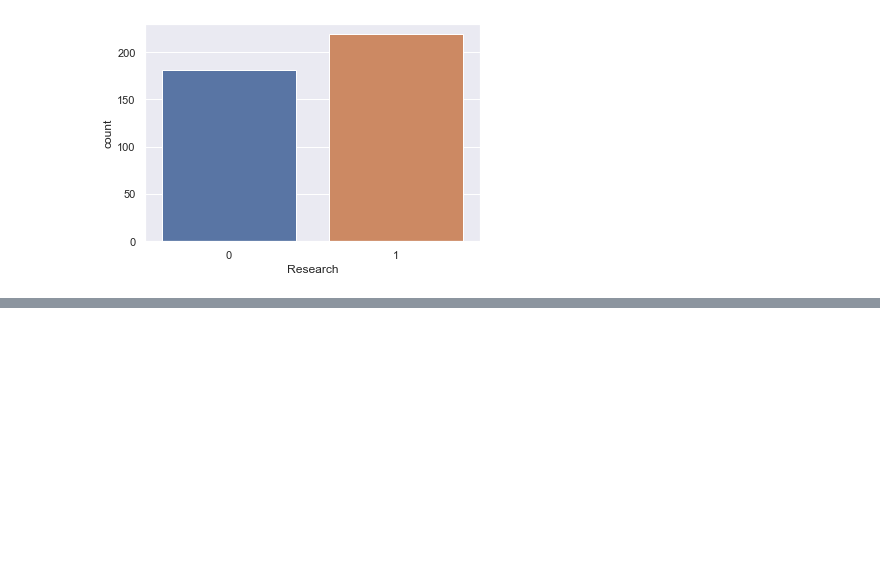
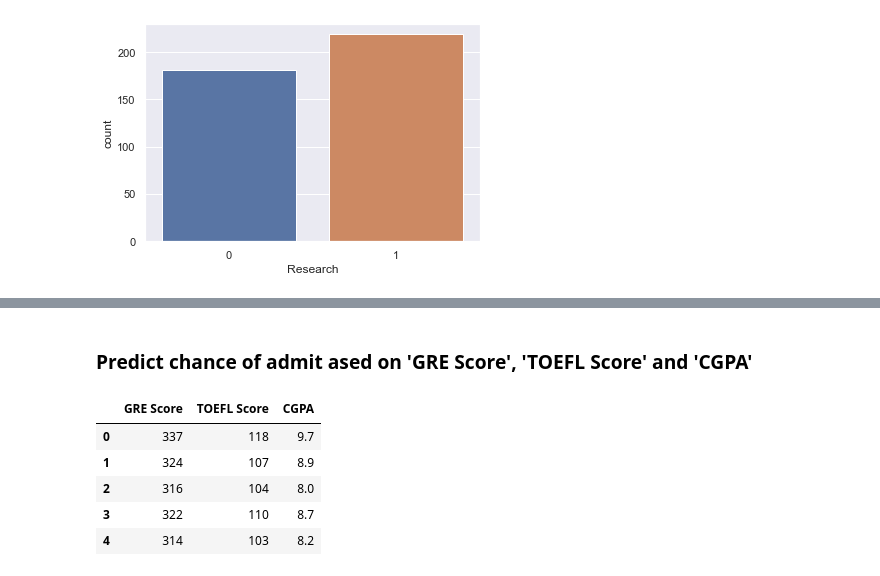
Before and after one commit to vadimsavenkov/Admission, a Jupyter notebook: Admission Problem.ipynb, the cells around one changed output, grey strips where cells are left out. Drawn from its saved outputs; the diff is of its cells as text; code cells hidden in the pictures; blank space fills up the shorter version.

```diff
--- a/Admission Problem.ipynb
+++ b/Admission Problem.ipynb
@@ -205,10 +205,20 @@ ValueError: min() arg is an empty sequence
+# %% [markdown]
+### Predict chance of admit ased on 'GRE Score', 'TOEFL Score' and 'CGPA'
 # %%
-#'GRE Score', 'TOEFL Score', 'University Rating', 'SOP',
-#       'LOR', 'CGPA', 'Research', 'Chance of Admit '
+#columns=['Serial No.', 'GRE Score', 'TOEFL Score', 'University Rating', 'SOP',
+#       'LOR', 'CGPA', 'Research', 'Chance of Admit']
 
-x=df.drop(["University Rating", "SOP", "LOR", "Research", "Chance of Admit "], axis=1) #features
+x=df.drop(['Serial No.', 'University Rating', 'SOP', 'LOR ', 'Research', 'Chance of Admit '], axis=1) #features
 y=df["Chance of Admit "] #target
 x.shape
+x.head()
+# %% [output]
+|  | GRE Score | TOEFL Score | CGPA |
+| 0 | 337 | 118 | 9.7 |
+| 1 | 324 | 107 | 8.9 |
+| 2 | 316 | 104 | 8.0 |
+| 3 | 322 | 110 | 8.7 |
+| 4 | 314 | 103 | 8.2 |
 # %%
 sns.distplot(df['Chance of Admit '],bins=50);
 plt.xticks(rotation=45)
```
Also changed, not shown: parts of 13 cells of this notebook.
